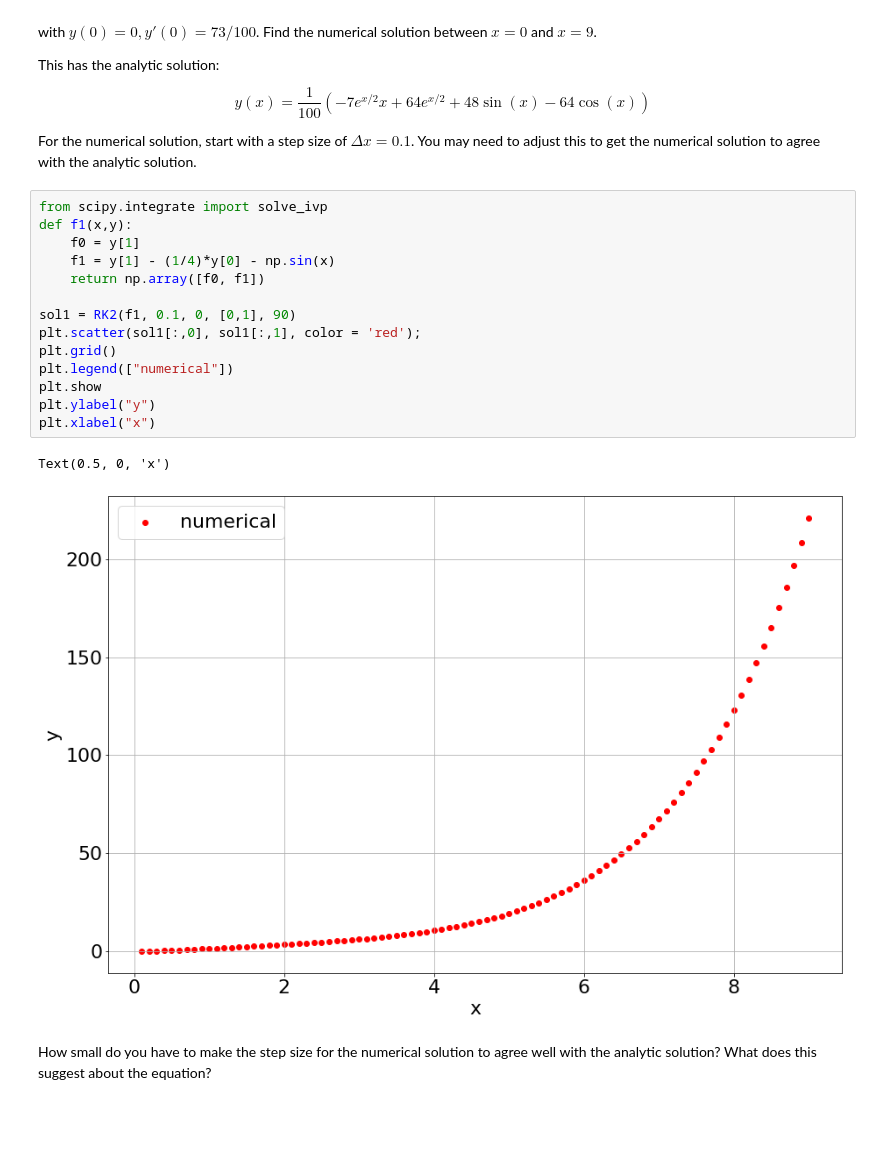
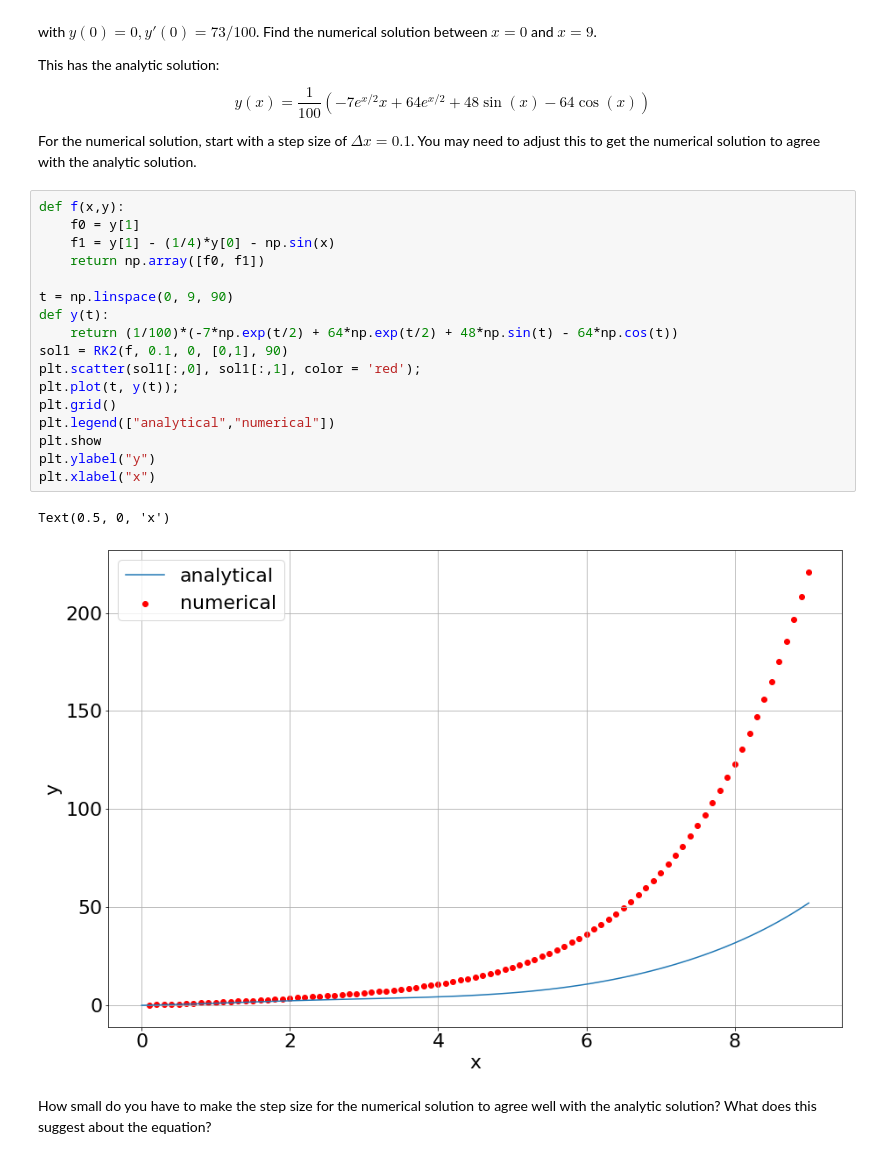
Before and after one commit to sean-roche/assignment3, a Jupyter notebook: Assignment-3.ipynb, the cells around one changed output. Saved outputs shown, nothing was run; the diff lists cells and outputs as text; blank space fills up the shorter version.

```diff
--- a/Assignment-3.ipynb
+++ b/Assignment-3.ipynb
@@ -177,22 +177,25 @@ $$
 
 For the numerical solution, start with a step size of $\Delta x = 0.1$. You may need to adjust this to get the numerical solution to agree with the analytic solution.
 # %%
-from scipy.integrate import solve_ivp
-def f1(x,y):
+def f(x,y):
     f0 = y[1]
     f1 = y[1] - (1/4)*y[0] - np.sin(x)
     return np.array([f0, f1])
 
-sol1 = RK2(f1, 0.1, 0, [0,1], 90)
+t = np.linspace(0, 9, 90)
+def y(t):
+    return (1/100)*(-7*np.exp(t/2) + 64*np.exp(t/2) + 48*np.sin(t) - 64*np.cos(t))
+sol1 = RK2(f, 0.1, 0, [0,1], 90)
 plt.scatter(sol1[:,0], sol1[:,1], color = 'red');
+plt.plot(t, y(t));
 plt.grid()
-plt.legend(["numerical"])
+plt.legend(["analytical","numerical"])
 plt.show
 plt.ylabel("y")
 plt.xlabel("x")
 # %% [output]
 Text(0.5, 0, 'x')
-[figure, old version]
+[figure, new version]
 # %% [markdown]
 How small do you have to make the step size for the numerical solution to agree well with the analytic solution? What does this suggest about the equation?
 # %% [markdown]
```
Also changed, not shown: parts of 2 cells of this notebook.
